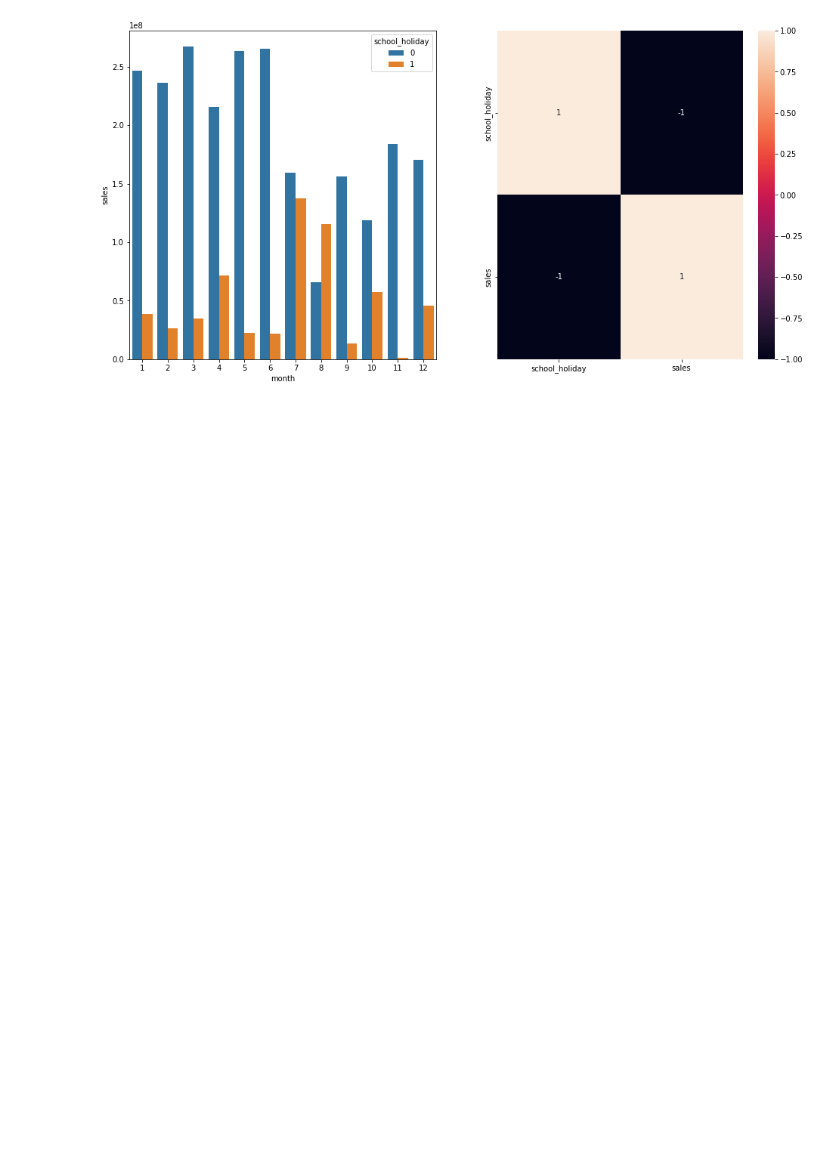
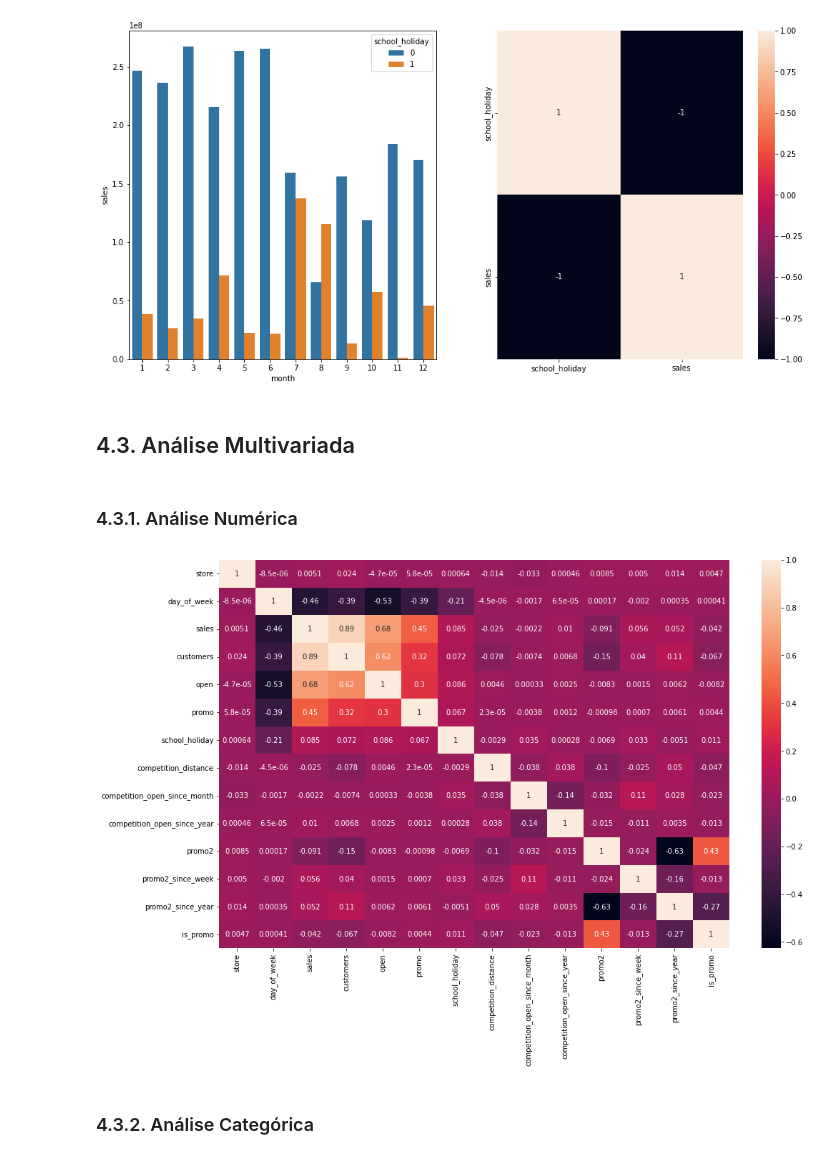
Before and after one commit to vivianebuge/ds-em-producao, a Jupyter notebook: m04_v01_store_sales_prediction.ipynb, the cells around one changed output. Drawn from its saved outputs; the diff is of its cells as text; code cells hidden in the pictures; blank space fills up the shorter version.

```diff
--- a/m04_v01_store_sales_prediction.ipynb
+++ b/m04_v01_store_sales_prediction.ipynb
@@ -726,3 +765,15 @@ plt.subplot(1,2,2)
 sns.heatmap(aux2.corr(method='pearson'), annot=True);
 # %% [output]
 [figure]
+# %% [markdown]
+## 4.3. Análise Multivariada
+# %% [markdown]
+### 4.3.1. Análise Numérica
+# %%
+correlation = num_attributes.corr(method='pearson');
+plt.figure(figsize=(16, 10))
+sns.heatmap(correlation, annot=True);
+# %% [output]
+[figure, added]
+# %% [markdown]
+### 4.3.2. Análise Categórica
```
Also changed, not shown: parts of 10 cells of this notebook.
